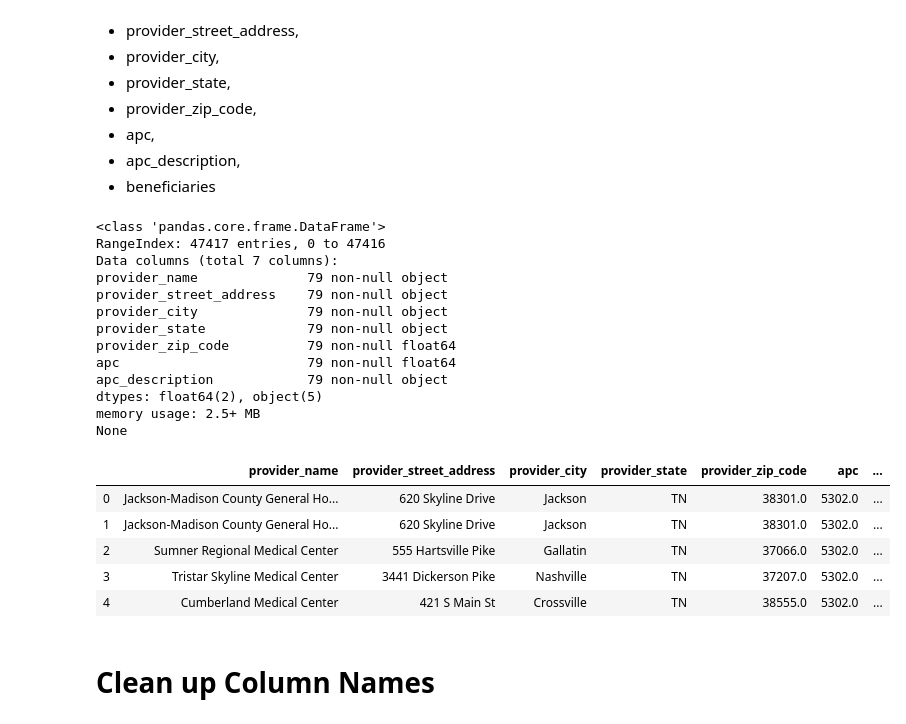
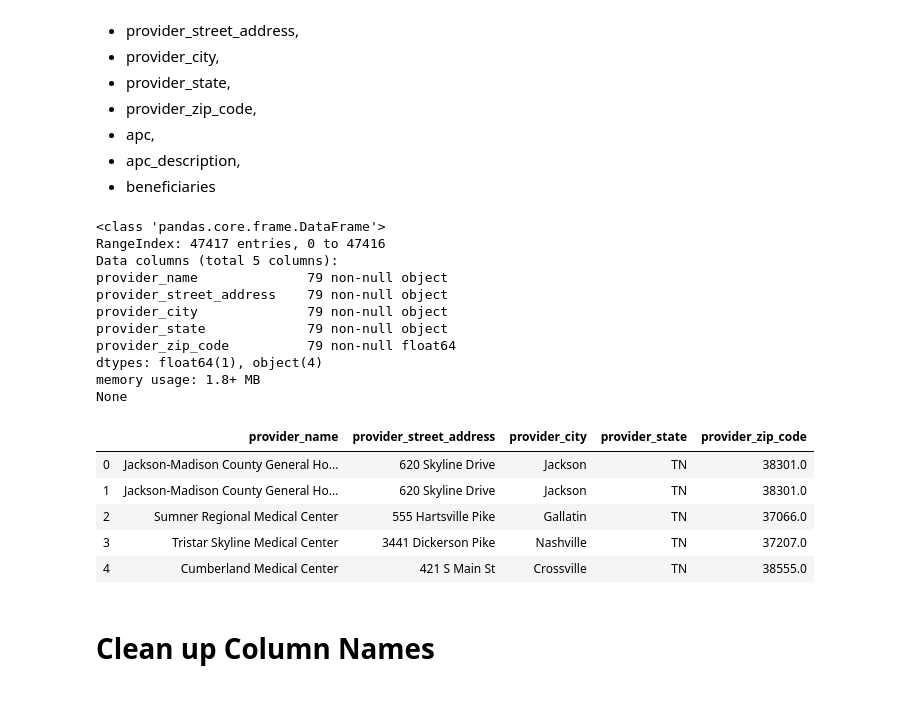
Before and after one commit to landrybutler/da2capstone, a Jupyter notebook: notebooks/01-setup_provider_dataframes.ipynb, the cells around one changed output. Drawn from its saved outputs; the diff is of its cells as text; code cells hidden in the pictures.

```diff
--- a/notebooks/01-setup_provider_dataframes.ipynb
+++ b/notebooks/01-setup_provider_dataframes.ipynb
@@ -179,32 +183,34 @@ Keep these columns from outpatient:
 - beneficiaries
 # %%
 # create temp files with the fields we need
+# outpatient_tmp = outpatient[['provider_name', 'provider_street_address', 'provider_city', 'provider_state',
+#                              'provider_zip_code', 'apc', 'apc_description'
+# ]]
+
+# UPDATE: don't think I need apc fields
 outpatient_tmp = outpatient[['provider_name', 'provider_street_address', 'provider_city', 'provider_state',
-                             'provider_zip_code', 'apc', 'apc_description'
-]]
+                             'provider_zip_code']]
 
 print(outpatient_tmp.info())
 outpatient_tmp.head()
 # %% [output]
 <class 'pandas.core.frame.DataFrame'>
 RangeIndex: 47417 entries, 0 to 47416
-Data columns (total 7 columns):
+Data columns (total 5 columns):
 provider_name              79 non-null object
 provider_street_address    79 non-null object
 provider_city              79 non-null object
 provider_state             79 non-null object
 provider_zip_code          79 non-null float64
-apc                        79 non-null float64
-apc_description            79 non-null object
-dtypes: float64(2), object(5)
-memory usage: 2.5+ MB
+dtypes: float64(1), object(4)
+memory usage: 1.8+ MB
 None
-|  | provider_name | provider_street_address | provider_city | provider_state | provider_zip_code | apc | ... |
-| 0 | Jackson-Madison County General Ho... | 620 Skyline Drive | Jackson | TN | 38301.0 | 5302.0 | ... |
-| 1 | Jackson-Madison County General Ho... | 620 Skyline Drive | Jackson | TN | 38301.0 | 5302.0 | ... |
-| 2 | Sumner Regional Medical Center | 555 Hartsville Pike | Gallatin | TN | 37066.0 | 5302.0 | ... |
-| 3 | Tristar Skyline Medical Center | 3441 Dickerson Pike | Nashville | TN | 37207.0 | 5302.0 | ... |
-| 4 | Cumberland Medical Center | 421 S Main St | Crossville | TN | 38555.0 | 5302.0 | ... |
+|  | provider_name | provider_street_address | provider_city | provider_state | provider_zip_code |
+| 0 | Jackson-Madison County General Ho... | 620 Skyline Drive | Jackson | TN | 38301.0 |
+| 1 | Jackson-Madison County General Ho... | 620 Skyline Drive | Jackson | TN | 38301.0 |
+| 2 | Sumner Regional Medical Center | 555 Hartsville Pike | Gallatin | TN | 37066.0 |
+| 3 | Tristar Skyline Medical Center | 3441 Dickerson Pike | Nashville | TN | 37207.0 |
+| 4 | Cumberland Medical Center | 421 S Main St | Crossville | TN | 38555.0 |
 # %% [markdown]
 # Clean up Column Names
 # %%
```
Also changed, not shown: parts of 11 cells of this notebook.
